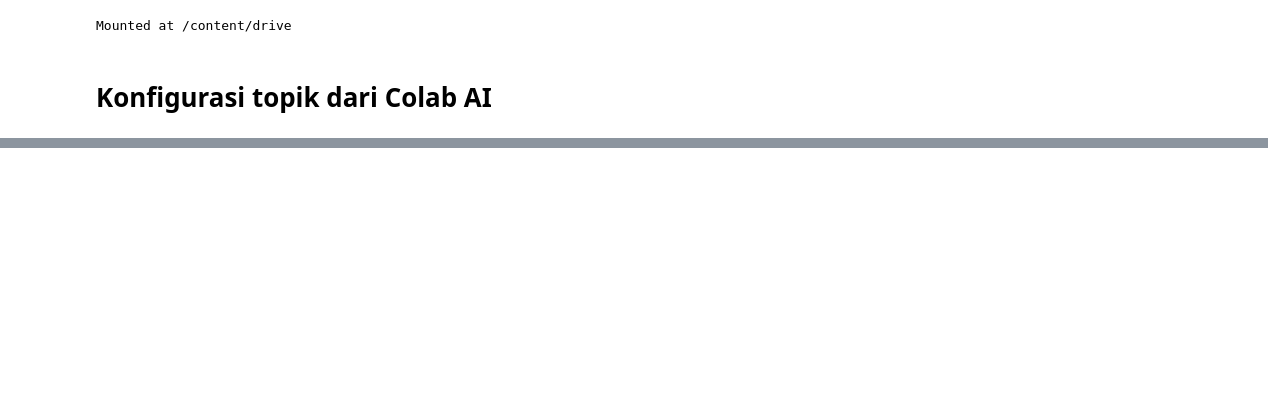
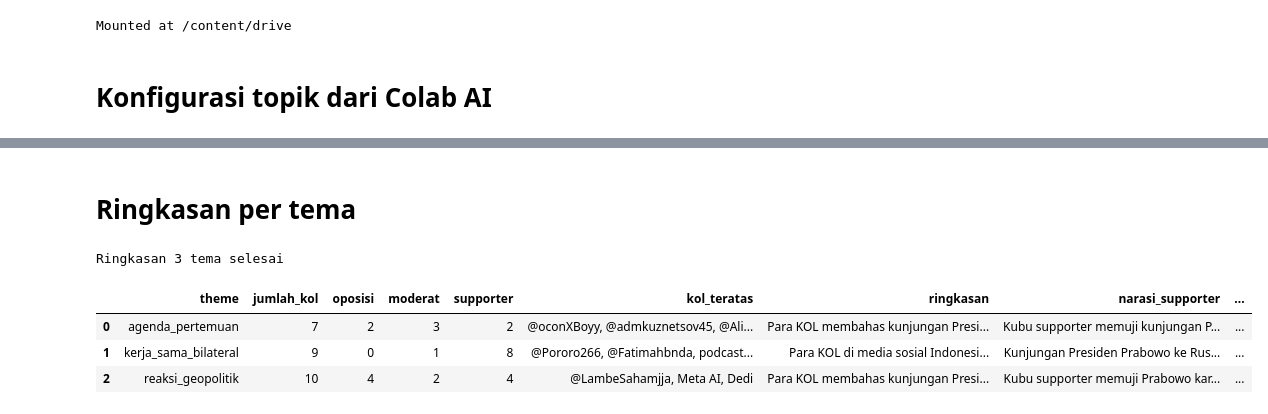
Before and after one commit to aldo02032004/naufaldo.github.io, a Jupyter notebook: kol_network_stance.ipynb, the cells around one changed output, grey strips where cells are left out. Saved outputs shown, nothing was run; the diff lists cells and outputs as text; code cells hidden in the pictures; blank space fills up the shorter version.

```diff
--- a/kol_network_stance.ipynb
+++ b/kol_network_stance.ipynb
@@ -1354,0 +1155,61 @@ display(df_theme_summary)
+# %% [markdown]
+# Ringkasan per tema
+# %%
+THEME_FIELDS = ["ringkasan", "narasi_supporter", "narasi_moderat", "narasi_oposisi"]
+THEME_SCHEMA = {"type": "object", "properties": {f: {"type": "string"} for f in THEME_FIELDS}, "required": THEME_FIELDS}
+
+THEME_PROMPT = """Kamu analis opini publik di media sosial Indonesia.
+
+Topik: {topic}
+Tema: {theme}
+Pihak yang dinilai: {target}
+Komposisi sikap KOL di tema ini: {composition}
+
+Ringkasan tiap KOL, urut dari yang paling berpengaruh:
+{kols}
+
+Tugas (HANYA berdasarkan ringkasan di atas, jangan menambah fakta dari luar):
+1. ringkasan: 3-4 kalimat tentang apa yang dibicarakan para KOL di tema ini dan ke mana arah percakapannya.
+2. narasi_supporter: 1-2 kalimat argumen utama kubu supporter. Tulis "-" kalau tidak ada supporter.
+3. narasi_moderat: 1-2 kalimat argumen utama kubu moderat. Tulis "-" kalau tidak ada.
+4. narasi_oposisi: 1-2 kalimat argumen utama kubu oposisi. Tulis "-" kalau tidak ada.
+
+Jawab dalam bahasa Indonesia. Output HANYA JSON."""
+
+
+def summarize_theme(theme, kols):
+    # satu request per tema, dari summary KOL (bukan cuitan mentah) biar prompt-nya nggak kepanjangan
+    counts = kols["stance_final"].value_counts()
+    content = THEME_PROMPT.format(
+        topic=TOPIC, theme=theme.replace("_", " "), target=STANCE_TARGET,
+        composition=", ".join(f"{s} {counts.get(s, 0)}" for s in STANCES),
+        kols="\n".join(f"- [{r.stance_final}] {r.author_id}: {r.summary}" for r in kols.itertuples()),
+    )
+    out = ask_llm(content, THEME_SCHEMA)
+    return {f: str(out.get(f) or "").strip() for f in THEME_FIELDS}
+
+
+theme_records = []
+usable = df_kol[(df_kol["summary"] != "") & df_kol["relevan"].ne(False)]   # KOL yang salah tema nggak ikut
+for theme, kols in usable.sort_values("rank").groupby("theme"):
+    try:
+        out = summarize_theme(theme, kols)
+    except Exception as e:
+        print(f"Error di tema {theme}: {type(e).__name__}: {e}")
+        out = dict.fromkeys(THEME_FIELDS, "")
+    counts = kols["stance_final"].value_counts()
+    theme_records.append({"theme": theme, "jumlah_kol": len(kols),
+                          **{s: int(counts.get(s, 0)) for s in STANCES},
+                          "kol_teratas": ", ".join(kols["author_id"].head(3)), **out})
+
+df_theme_summary = pd.DataFrame(theme_records)
+print(f"Ringkasan {len(df_theme_summary)} tema selesai")
+if LLM_TEST_N is not None:
+    print("Ini masih dari KOL mode tes. Set LLM_TEST_N = None di Step 6B-2, jalanin ulang, baru cell ini")
+display(df_theme_summary)
+# %% [output]
+Ringkasan 3 tema selesai
+|  | theme | jumlah_kol | oposisi | moderat | supporter | kol_teratas | ringkasan | narasi_supporter | ... |
+| 0 | agenda_pertemuan | 7 | 2 | 3 | 2 | @oconXBoyy, @admkuznetsov45, @Ali... | Para KOL membahas kunjungan Presi... | Kubu supporter memuji kunjungan P... | ... |
+| 1 | kerja_sama_bilateral | 9 | 0 | 1 | 8 | @Pororo266, @Fatimahbnda, podcast... | Para KOL di media sosial Indonesi... | Kunjungan Presiden Prabowo ke Rus... | ... |
+| 2 | reaksi_geopolitik | 10 | 4 | 2 | 4 | @LambeSahamjja, Meta AI, Dedi | Para KOL membahas kunjungan Presi... | Kubu supporter memuji Prabowo kar... | ... |
```
Also changed, not shown: parts of 61 cells of this notebook.
